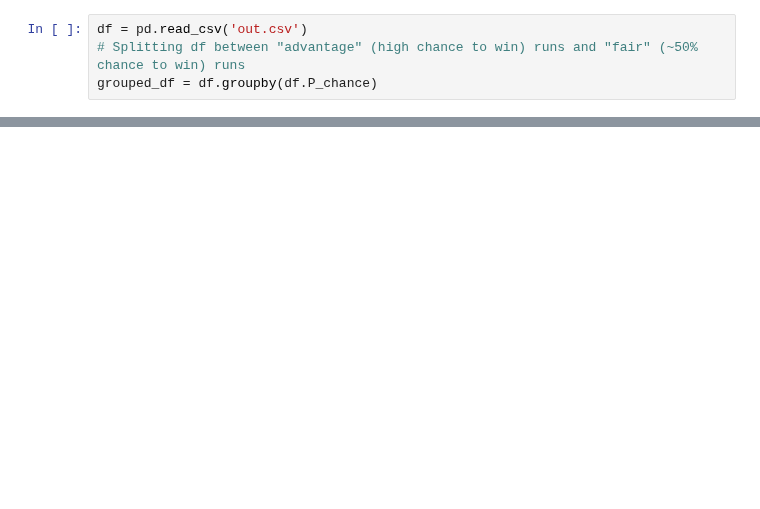
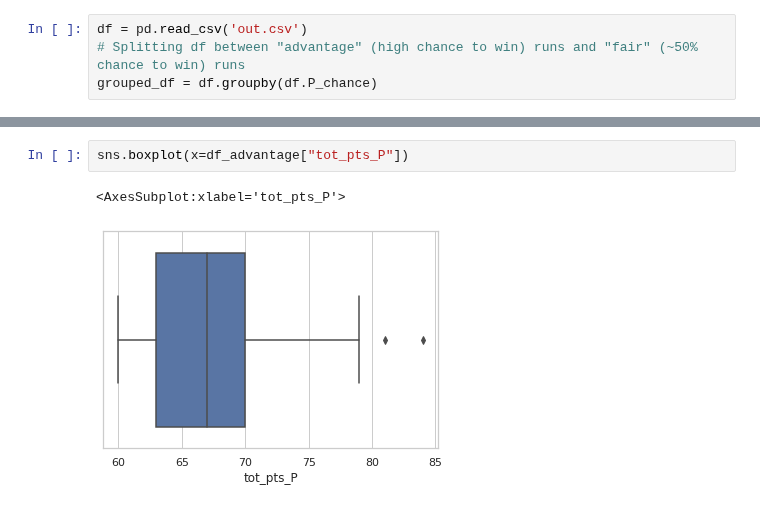
Before and after one commit to Henriquelay/markov-chain-tennis, a Jupyter notebook: grapher.ipynb, the cells around one changed output, grey strips where cells are left out. Saved outputs shown, nothing was run; the diff lists cells and outputs as text; blank space fills up the shorter version.

```diff
--- a/grapher.ipynb
+++ b/grapher.ipynb
@@ -32,0 +25,5 @@ df_advantage.describe()
+# %%
+sns.boxplot(x=df_advantage["tot_pts_P"])
+# %% [output]
+<AxesSubplot:xlabel='tot_pts_P'>
+[figure, added]
```
Also changed, not shown: parts of 12 cells of this notebook.
